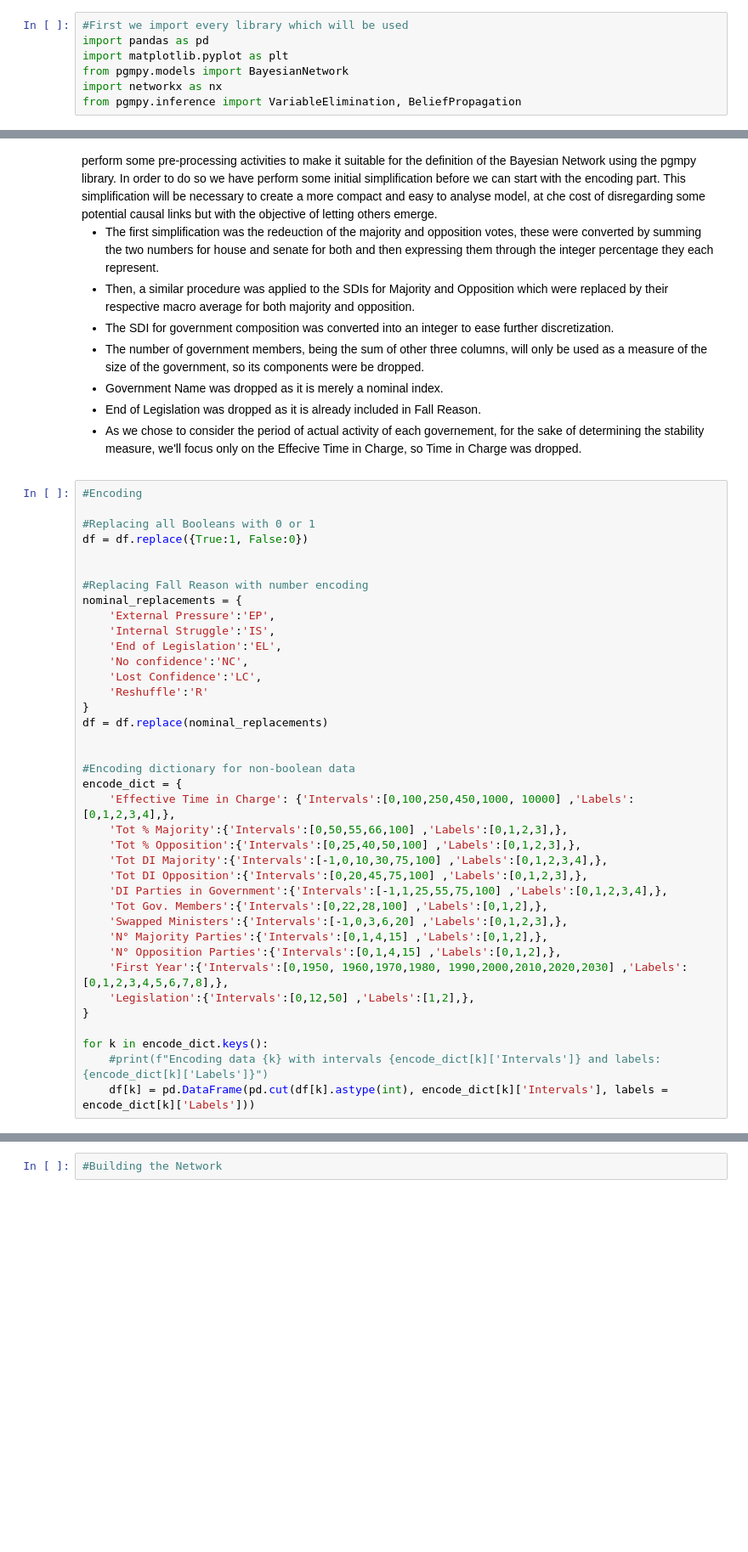
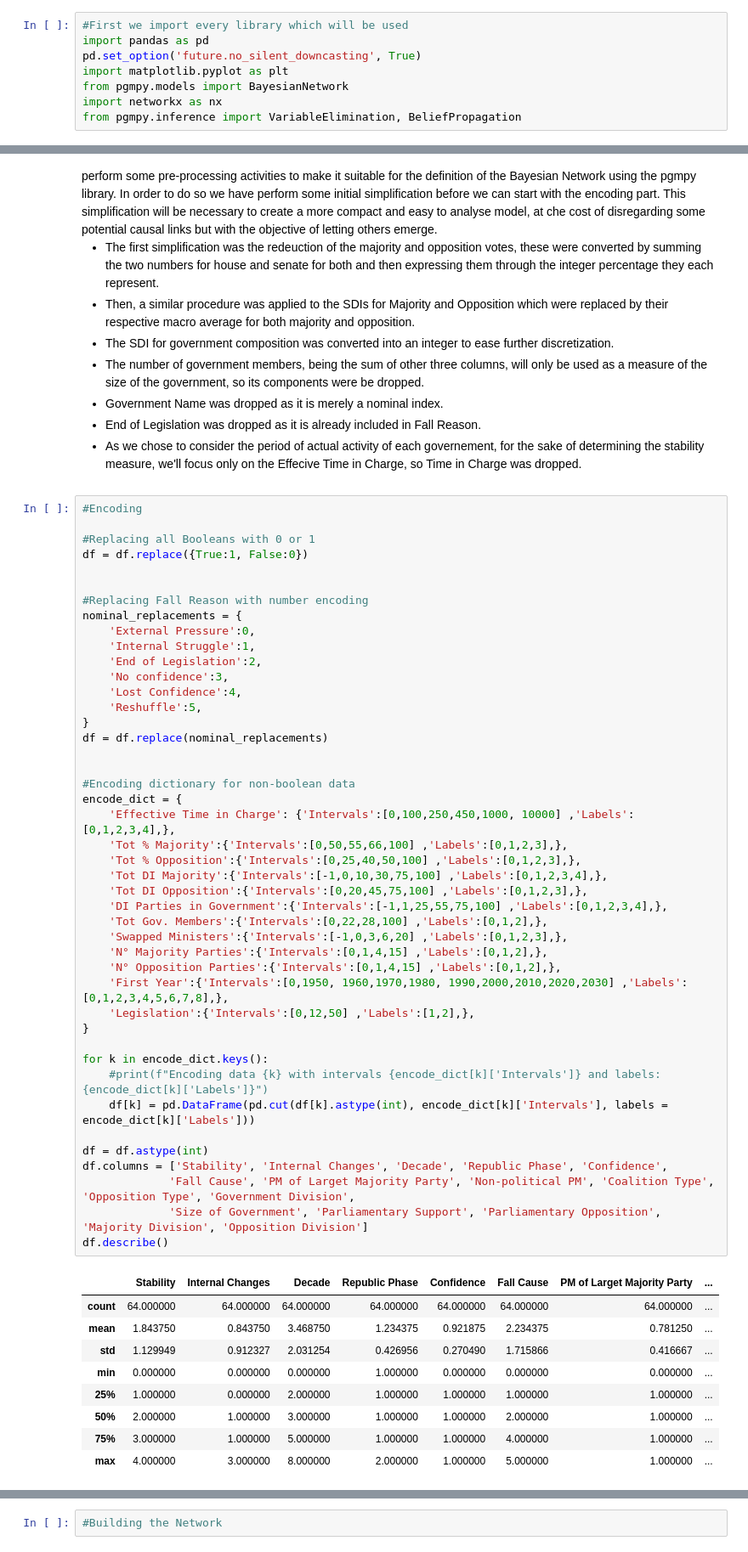
Before and after one commit to Cremadvd/Italian-Government-Stability, a Jupyter notebook: Italian_Government_Stability.ipynb, the cells around one changed output, grey strips where cells are left out. Shown at 85% size. Drawn from its saved outputs; the diff is of its cells as text; blank space fills up the shorter version.

```diff
--- a/Italian_Government_Stability.ipynb
+++ b/Italian_Government_Stability.ipynb
@@ -7,6 +7,7 @@
 # %%
 #First we import every library which will be used
 import pandas as pd
+pd.set_option('future.no_silent_downcasting', True)
 import matplotlib.pyplot as plt
 from pgmpy.models import BayesianNetwork
 import networkx as nx
@@ -114,39 +115,55 @@ df = df.drop(['Gov Name', 'End of Legislation', 'Time in Charge'], axis=1)
 
 #Replacing all Booleans with 0 or 1
 df = df.replace({True:1, False:0})
 
 
 #Replacing Fall Reason with number encoding
 nominal_replacements = {
-    'External Pressure':'EP',
-    'Internal Struggle':'IS',
-    'End of Legislation':'EL',
-    'No confidence':'NC',
-    'Lost Confidence':'LC',
-    'Reshuffle':'R'
+    'External Pressure':0,
+    'Internal Struggle':1,
+    'End of Legislation':2,
+    'No confidence':3,
+    'Lost Confidence':4,
+    'Reshuffle':5,
 }
 df = df.replace(nominal_replacements)
 
 
 #Encoding dictionary for non-boolean data
 encode_dict = {
     'Effective Time in Charge': {'Intervals':[0,100,250,450,1000, 10000] ,'Labels':[0,1,2,3,4],},
     'Tot % Majority':{'Intervals':[0,50,55,66,100] ,'Labels':[0,1,2,3],},
     'Tot % Opposition':{'Intervals':[0,25,40,50,100] ,'Labels':[0,1,2,3],},
     'Tot DI Majority':{'Intervals':[-1,0,10,30,75,100] ,'Labels':[0,1,2,3,4],},
     'Tot DI Opposition':{'Intervals':[0,20,45,75,100] ,'Labels':[0,1,2,3],},
     'DI Parties in Government':{'Intervals':[-1,1,25,55,75,100] ,'Labels':[0,1,2,3,4],},
     'Tot Gov. Members':{'Intervals':[0,22,28,100] ,'Labels':[0,1,2],},
     'Swapped Ministers':{'Intervals':[-1,0,3,6,20] ,'Labels':[0,1,2,3],},
     'N° Majority Parties':{'Intervals':[0,1,4,15] ,'Labels':[0,1,2],},
     'N° Opposition Parties':{'Intervals':[0,1,4,15] ,'Labels':[0,1,2],},
     'First Year':{'Intervals':[0,1950, 1960,1970,1980, 1990,2000,2010,2020,2030] ,'Labels':[0,1,2,3,4,5,6,7,8],},
     'Legislation':{'Intervals':[0,12,50] ,'Labels':[1,2],},
 }
 
 for k in encode_dict.keys():
     #print(f"Encoding data {k} with intervals {encode_dict[k]['Intervals']} and labels:{encode_dict[k]['Labels']}")
     df[k] = pd.DataFrame(pd.cut(df[k].astype(int), encode_dict[k]['Intervals'], labels = encode_dict[k]['Labels']))
+
+df = df.astype(int)
+df.columns = ['Stability', 'Internal Changes', 'Decade', 'Republic Phase', 'Confidence',
+             'Fall Cause', 'PM of Larget Majority Party', 'Non-political PM', 'Coalition Type', 'Opposition Type', 'Government Division',
+             'Size of Government', 'Parliamentary Support', 'Parliamentary Opposition', 'Majority Division', 'Opposition Division']
+df.describe()
+# %% [output]
+|  | Stability | Internal Changes | Decade | Republic Phase | Confidence | Fall Cause | PM of Larget Majority Party | ... |
+| count | 64.000000 | 64.000000 | 64.000000 | 64.000000 | 64.000000 | 64.000000 | 64.000000 | ... |
+| mean | 1.843750 | 0.843750 | 3.468750 | 1.234375 | 0.921875 | 2.234375 | 0.781250 | ... |
+| std | 1.129949 | 0.912327 | 2.031254 | 0.426956 | 0.270490 | 1.715866 | 0.416667 | ... |
+| min | 0.000000 | 0.000000 | 0.000000 | 1.000000 | 0.000000 | 0.000000 | 0.000000 | ... |
+| 25% | 1.000000 | 0.000000 | 2.000000 | 1.000000 | 1.000000 | 1.000000 | 1.000000 | ... |
+| 50% | 2.000000 | 1.000000 | 3.000000 | 1.000000 | 1.000000 | 2.000000 | 1.000000 | ... |
+| 75% | 3.000000 | 1.000000 | 5.000000 | 1.000000 | 1.000000 | 4.000000 | 1.000000 | ... |
+| max | 4.000000 | 3.000000 | 8.000000 | 2.000000 | 1.000000 | 5.000000 | 1.000000 | ... |
 # %% [markdown]
 <h4>Encoding</h4>
 <div>
```
Also changed, not shown: parts of 1 cell of this notebook, 1 other file.
